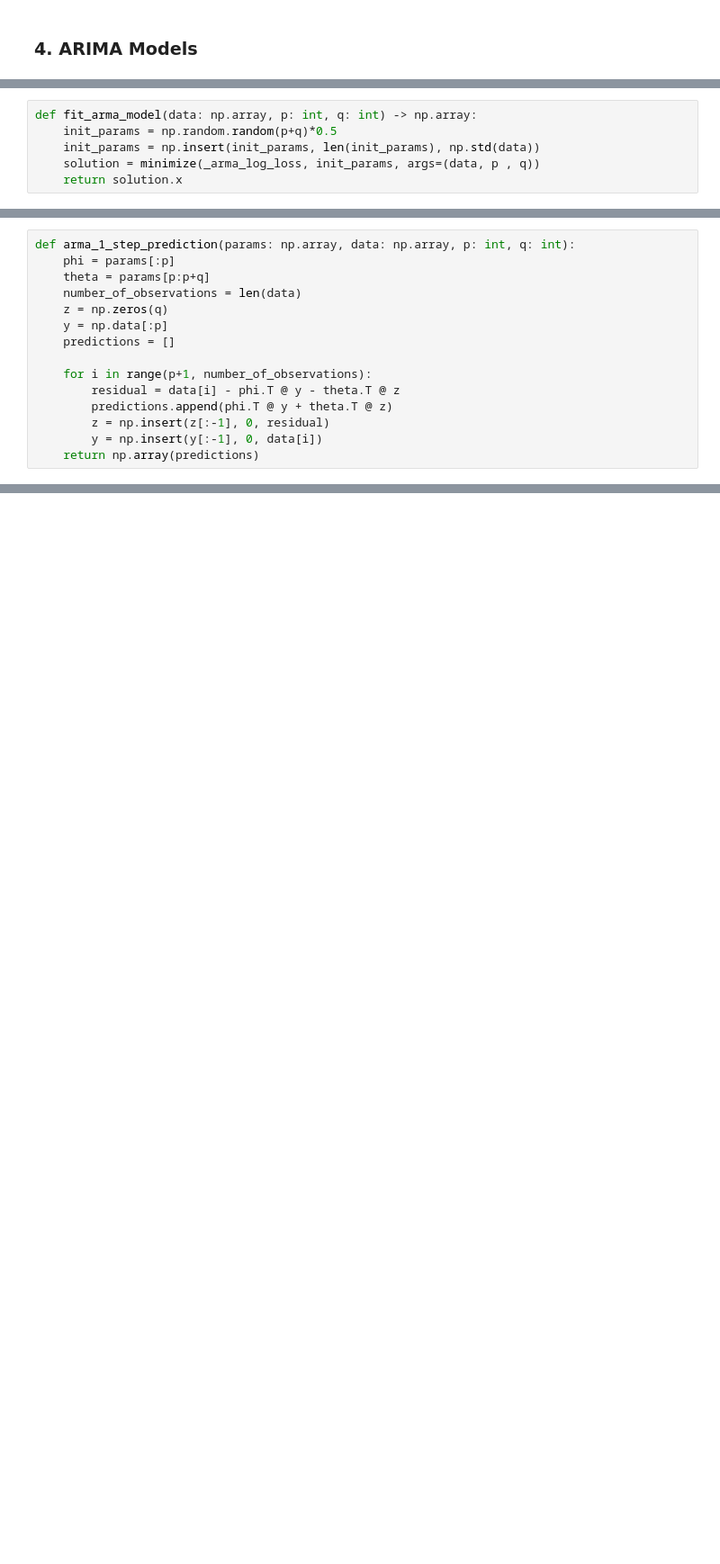
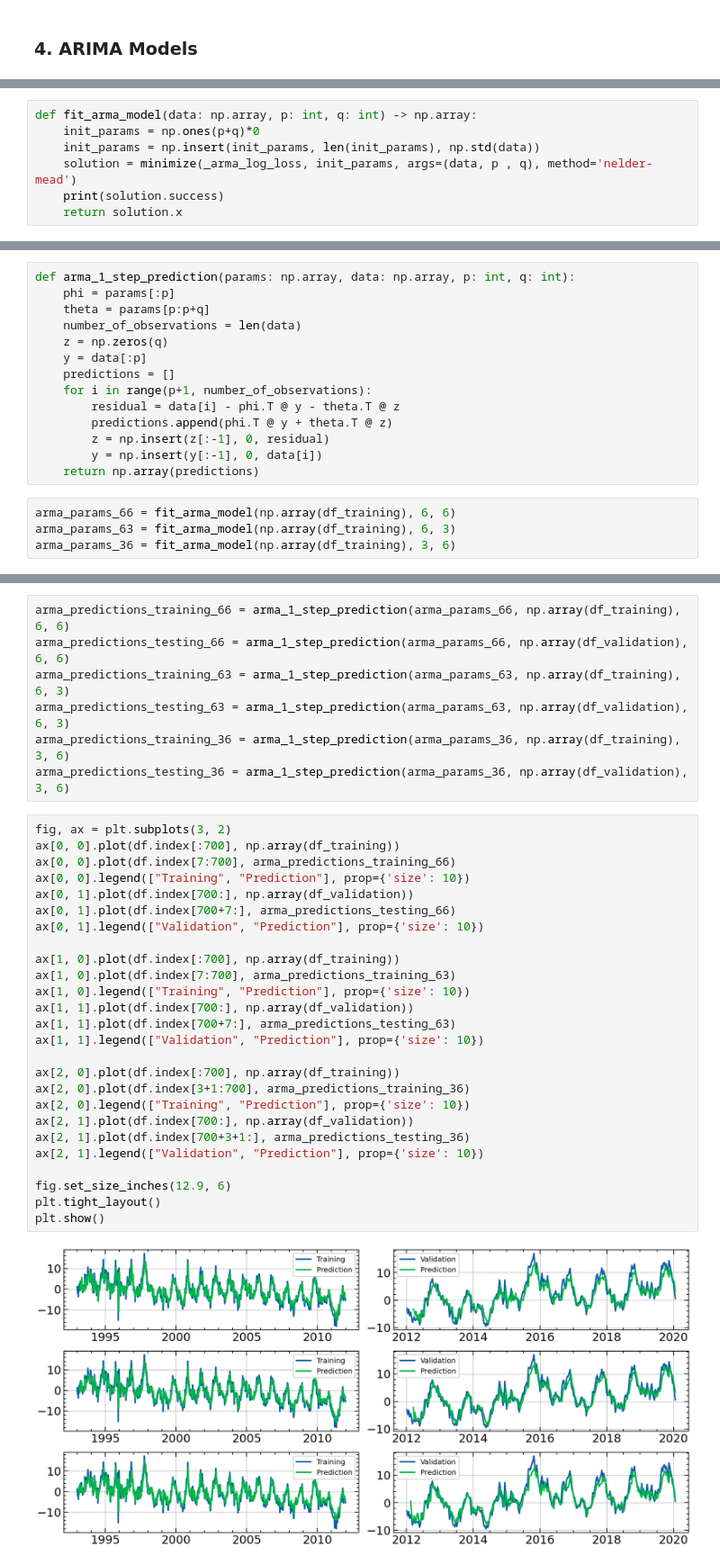
Before and after one commit to Sinbad-The-Sailor/Machine-Learning-Notebooks, a Jupyter notebook: time_series_anaylsis.ipynb, the cells around one changed output, grey strips where cells are left out. Shown at 90% size. Cells and saved outputs as stored; diff of their text form; blank space fills up the shorter version.

Commit message:
Working ARMA model.

```diff
--- a/time_series_anaylsis.ipynb
+++ b/time_series_anaylsis.ipynb
@@ -377,7 +377,8 @@ def _arma_log_loss(params: np.array, data: np.array, p: int, q: int) -> float:
     return (1 / (sigma ** 2) * loss + (number_of_observations-p) * np.log(sigma**2))
 # %%
 def fit_arma_model(data: np.array, p: int, q: int) -> np.array:
-    init_params = np.random.random(p+q)*0.5
+    init_params = np.ones(p+q)*0
     init_params = np.insert(init_params, len(init_params), np.std(data))
-    solution = minimize(_arma_log_loss, init_params, args=(data, p , q))
+    solution = minimize(_arma_log_loss, init_params, args=(data, p , q), method='nelder-mead')
+    print(solution.success)
     return solution.x
@@ -393,12 +388,15 @@ def arma_1_step_prediction(params: np.array, data: np.array, p: int, q: int):
     theta = params[p:p+q]
     number_of_observations = len(data)
     z = np.zeros(q)
-    y = np.data[:p]
+    y = data[:p]
     predictions = []
-
     for i in range(p+1, number_of_observations):
         residual = data[i] - phi.T @ y - theta.T @ z
         predictions.append(phi.T @ y + theta.T @ z)
         z = np.insert(z[:-1], 0, residual)
         y = np.insert(y[:-1], 0, data[i])
     return np.array(predictions)
+# %%
+arma_params_66 = fit_arma_model(np.array(df_training), 6, 6)
+arma_params_63 = fit_arma_model(np.array(df_training), 6, 3)
+arma_params_36 = fit_arma_model(np.array(df_training), 3, 6)
@@ -404,0 +407,35 @@ def arma_1_step_prediction(params: np.array, data: np.array, p: int, q: int):
+# %%
+arma_predictions_training_66 = arma_1_step_prediction(arma_params_66, np.array(df_training), 6, 6)
+arma_predictions_testing_66 = arma_1_step_prediction(arma_params_66, np.array(df_validation), 6, 6)
+arma_predictions_training_63 = arma_1_step_prediction(arma_params_63, np.array(df_training), 6, 3)
+arma_predictions_testing_63 = arma_1_step_prediction(arma_params_63, np.array(df_validation), 6, 3)
+arma_predictions_training_36 = arma_1_step_prediction(arma_params_36, np.array(df_training), 3, 6)
+arma_predictions_testing_36 = arma_1_step_prediction(arma_params_36, np.array(df_validation), 3, 6)
+# %%
+fig, ax = plt.subplots(3, 2)
+ax[0, 0].plot(df.index[:700], np.array(df_training))
+ax[0, 0].plot(df.index[7:700], arma_predictions_training_66)
+ax[0, 0].legend(["Training", "Prediction"], prop={'size': 10})
+ax[0, 1].plot(df.index[700:], np.array(df_validation))
+ax[0, 1].plot(df.index[700+7:], arma_predictions_testing_66)
+ax[0, 1].legend(["Validation", "Prediction"], prop={'size': 10})
+
+ax[1, 0].plot(df.index[:700], np.array(df_training))
+ax[1, 0].plot(df.index[7:700], arma_predictions_training_63)
+ax[1, 0].legend(["Training", "Prediction"], prop={'size': 10})
+ax[1, 1].plot(df.index[700:], np.array(df_validation))
+ax[1, 1].plot(df.index[700+7:], arma_predictions_testing_63)
+ax[1, 1].legend(["Validation", "Prediction"], prop={'size': 10})
+
+ax[2, 0].plot(df.index[:700], np.array(df_training))
+ax[2, 0].plot(df.index[3+1:700], arma_predictions_training_36)
+ax[2, 0].legend(["Training", "Prediction"], prop={'size': 10})
+ax[2, 1].plot(df.index[700:], np.array(df_validation))
+ax[2, 1].plot(df.index[700+3+1:], arma_predictions_testing_36)
+ax[2, 1].legend(["Validation", "Prediction"], prop={'size': 10})
+
+fig.set_size_inches(12.9, 6)
+plt.tight_layout()
+plt.show()
+# %% [output]
+[figure, added]
```
Also changed, not shown: parts of 4 cells of this notebook.
